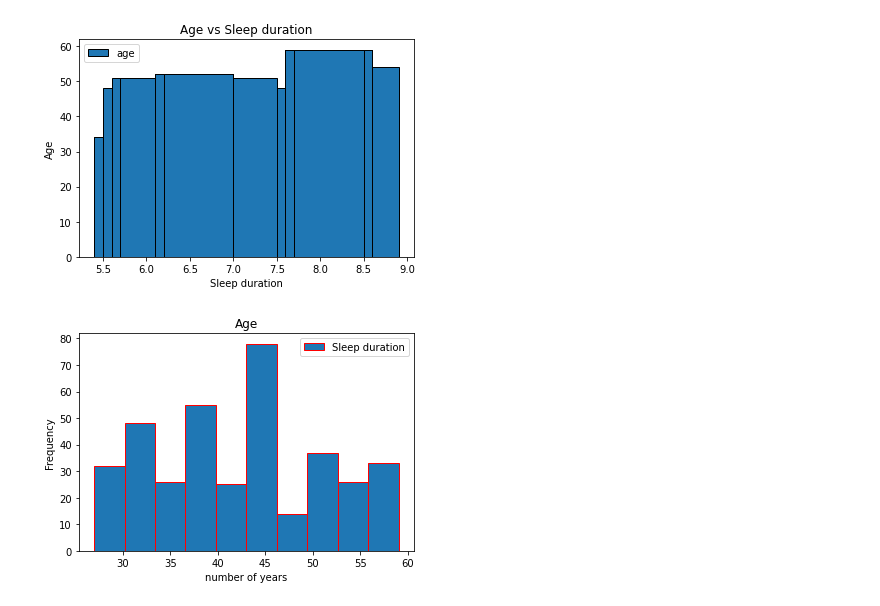
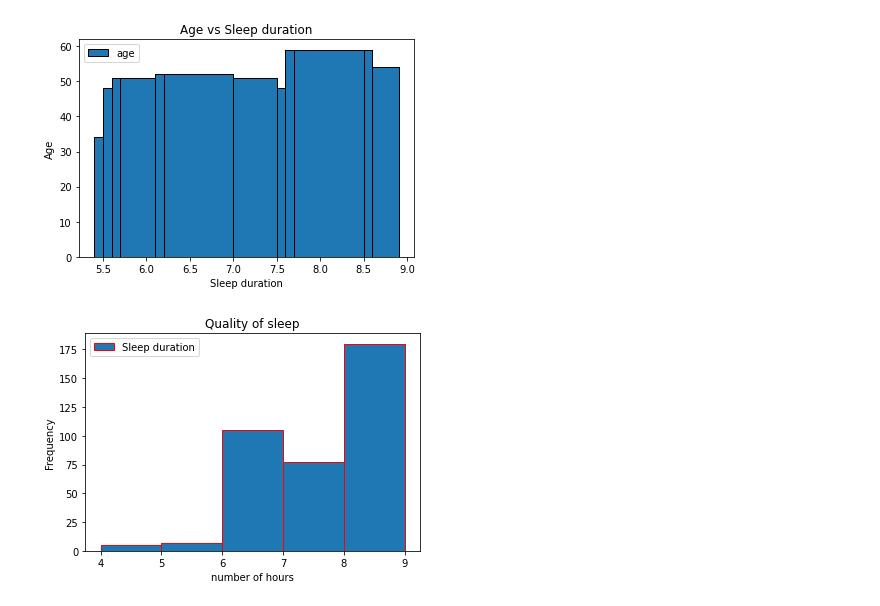
Before and after one commit to hellenmureithi/pandas, a Jupyter notebook: index2.ipynb, the cells around one changed output. Drawn from its saved outputs; the diff is of its cells as text; code cells hidden in the pictures.

```diff
--- a/index2.ipynb
+++ b/index2.ipynb
@@ -235,13 +235,13 @@ plt.show()
 # %% [output]
 [figure]
 # %%
-x2 = data['Age']
+x2 = data['Quality of Sleep']
 # %%
-plt.hist(x2,bins=10, edgecolor = 'red', label='Sleep duration')
-plt.title('Age')
-plt.xlabel('number of years')
+plt.hist(x2,bins=5, edgecolor = 'red', label='Sleep duration')
+plt.title('Quality of sleep')
+plt.xlabel('number of hours')
 plt.ylabel('Frequency')
 plt.legend()
 plt.show()
 # %% [output]
-[figure, old version]
+[figure, new version]
```
Also changed, not shown: parts of 1 cell of this notebook.
